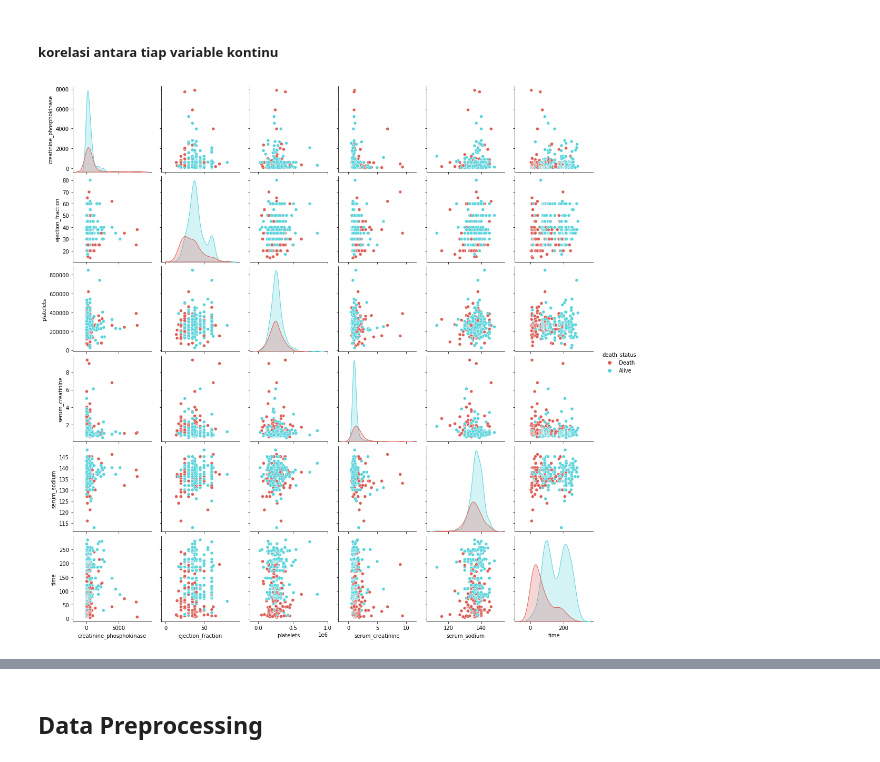
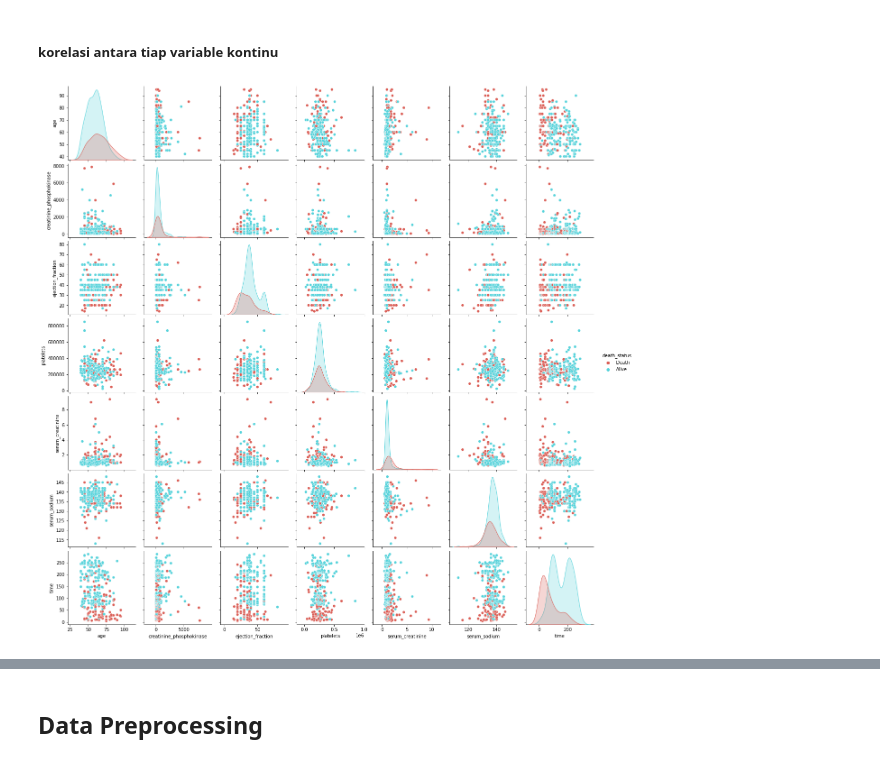
Before and after one commit to bridgecrew-perf6/FinalProject3-EnsembleMethod-RF, a Jupyter notebook: PYTN_KampusMerdeka_fp3_SafiraAuliaRohmah.ipynb, the cells around one changed output, grey strips where cells are left out. Drawn from its saved outputs; the diff is of its cells as text; code cells hidden in the pictures.

```diff
--- a/PYTN_KampusMerdeka_fp3_SafiraAuliaRohmah.ipynb
+++ b/PYTN_KampusMerdeka_fp3_SafiraAuliaRohmah.ipynb
@@ -200,8 +200,8 @@ df.head()
 # %% [markdown]
 ##### korelasi antara tiap variable kontinu
 # %%
-sns.pairplot(df[['creatinine_phosphokinase','ejection_fraction','platelets','serum_creatinine','serum_sodium',
+sns.pairplot(df[['age','creatinine_phosphokinase','ejection_fraction','platelets','serum_creatinine','serum_sodium',
                 'time','death_status']], hue='death_status', diag_kind='kde', kind='scatter',palette='hls')
 plt.show()
 # %% [output]
-[figure, old version]
+[figure, new version]
```
Also changed, not shown: parts of 20 cells of this notebook.
